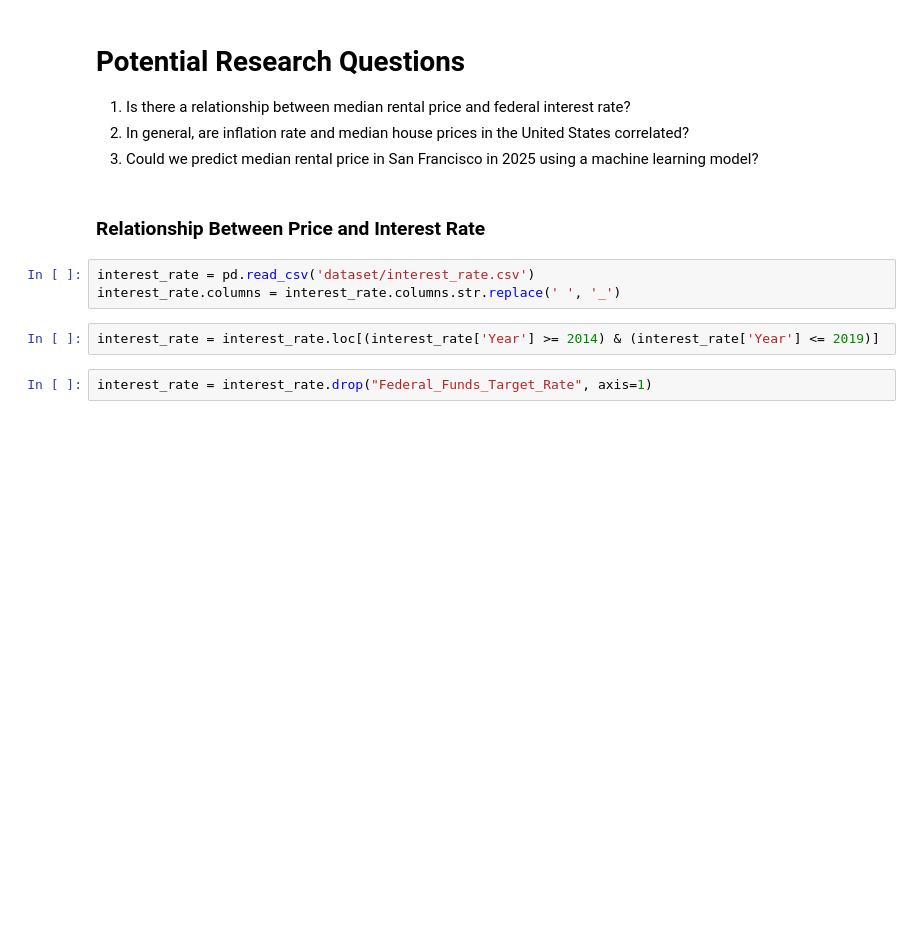
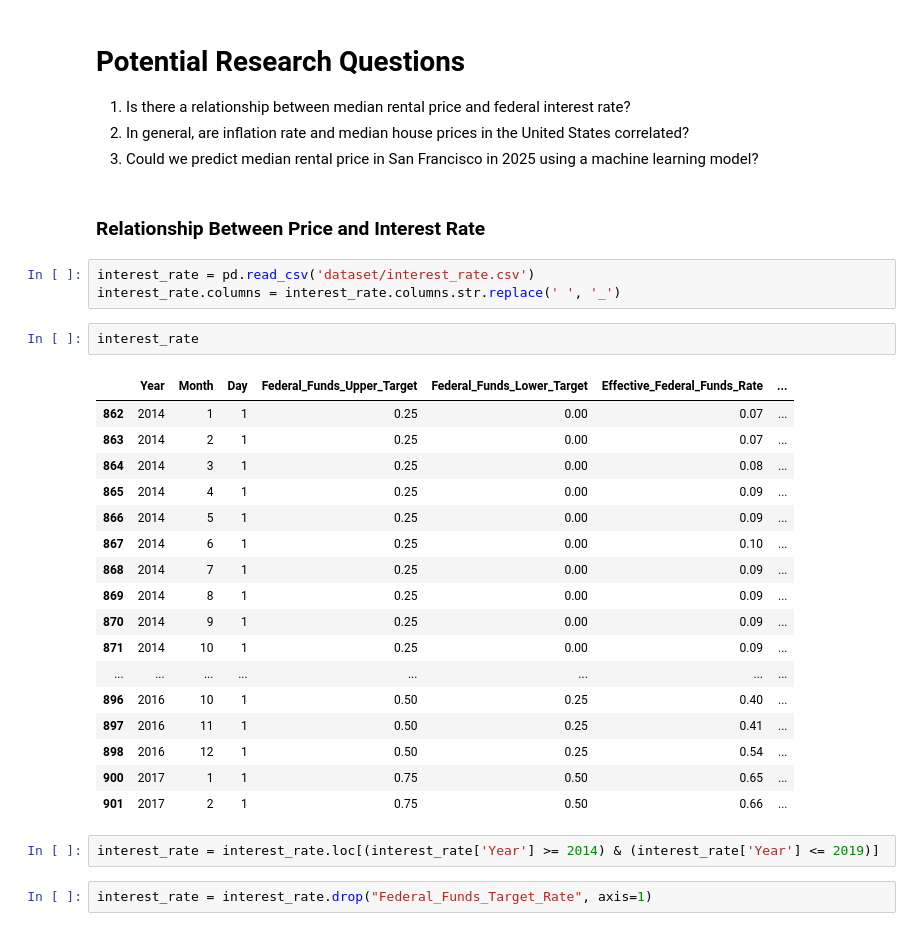
Before and after one commit to edtsoi430/05839-final-project, a Jupyter notebook: eda.ipynb, the cells around one changed output. Drawn from its saved outputs; the diff is of its cells as text; blank space fills up the shorter version.

Commit message:
cleaned interest rate dataset, added more cleaning steps in eda.ipynb

```diff
--- a/eda.ipynb
+++ b/eda.ipynb
@@ -293,6 +371,26 @@ plot_four_columns_using_plotly_express(sanfrancisco_df,'Studio','1 Bedroom','2 B
 # %%
 interest_rate = pd.read_csv('dataset/interest_rate.csv')
 interest_rate.columns = interest_rate.columns.str.replace(' ', '_')
+# %%
+interest_rate
+# %% [output]
+|  | Year | Month | Day | Federal_Funds_Upper_Target | Federal_Funds_Lower_Target | Effective_Federal_Funds_Rate | ... |
+| 862 | 2014 | 1 | 1 | 0.25 | 0.00 | 0.07 | ... |
+| 863 | 2014 | 2 | 1 | 0.25 | 0.00 | 0.07 | ... |
+| 864 | 2014 | 3 | 1 | 0.25 | 0.00 | 0.08 | ... |
+| 865 | 2014 | 4 | 1 | 0.25 | 0.00 | 0.09 | ... |
+| 866 | 2014 | 5 | 1 | 0.25 | 0.00 | 0.09 | ... |
+| 867 | 2014 | 6 | 1 | 0.25 | 0.00 | 0.10 | ... |
+| 868 | 2014 | 7 | 1 | 0.25 | 0.00 | 0.09 | ... |
+| 869 | 2014 | 8 | 1 | 0.25 | 0.00 | 0.09 | ... |
+| 870 | 2014 | 9 | 1 | 0.25 | 0.00 | 0.09 | ... |
+| 871 | 2014 | 10 | 1 | 0.25 | 0.00 | 0.09 | ... |
+| ... | ... | ... | ... | ... | ... | ... | ... |
+| 896 | 2016 | 10 | 1 | 0.50 | 0.25 | 0.40 | ... |
+| 897 | 2016 | 11 | 1 | 0.50 | 0.25 | 0.41 | ... |
+| 898 | 2016 | 12 | 1 | 0.50 | 0.25 | 0.54 | ... |
+| 900 | 2017 | 1 | 1 | 0.75 | 0.50 | 0.65 | ... |
+| 901 | 2017 | 2 | 1 | 0.75 | 0.50 | 0.66 | ... |
 # %%
 interest_rate = interest_rate.loc[(interest_rate['Year'] >= 2014) & (interest_rate['Year'] <= 2019)]
 # %%
```
Also changed, not shown: parts of 5 cells of this notebook, 1 other file.
